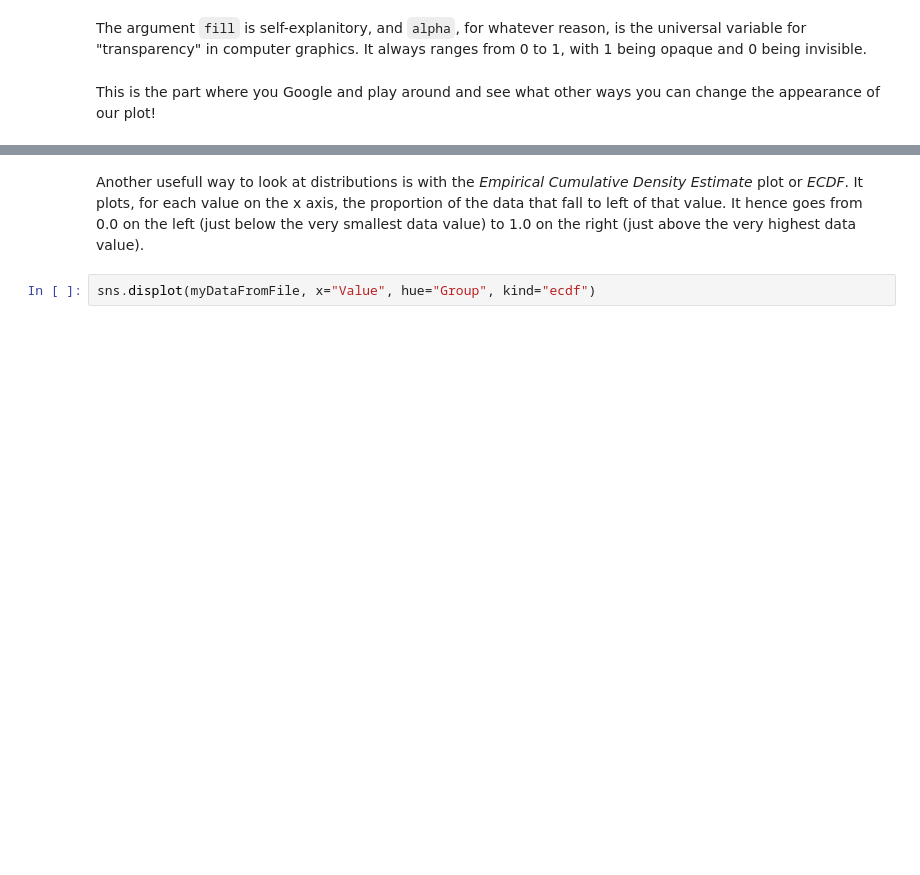
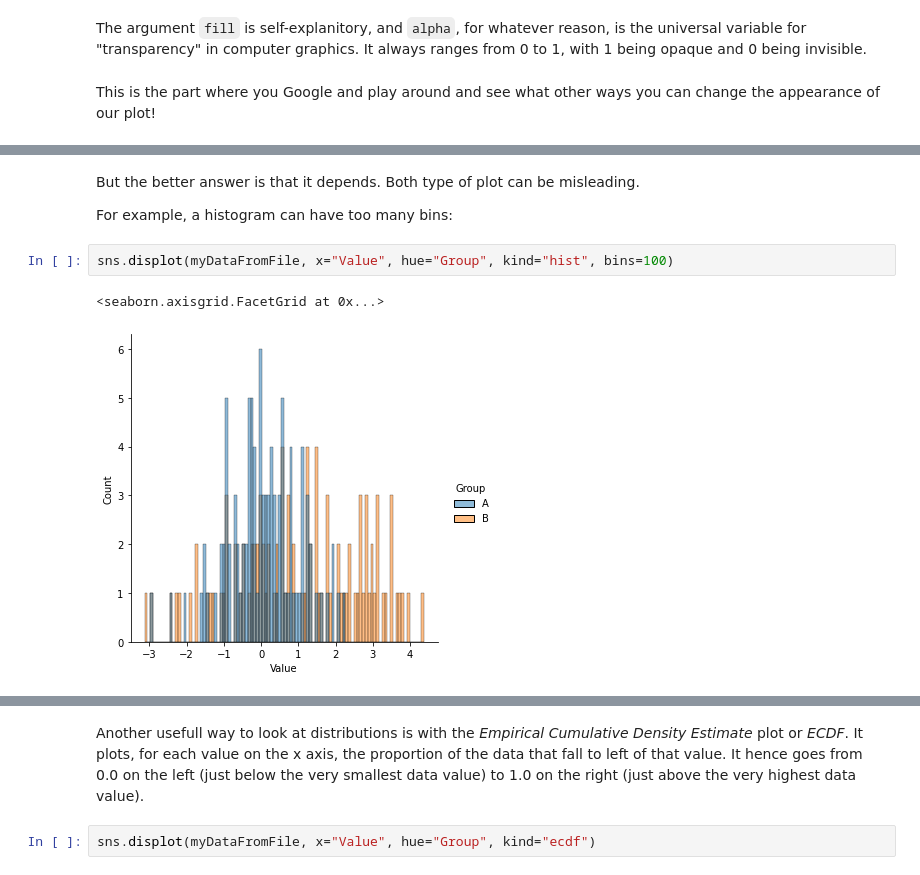
Before and after one commit to psychdatascience/FDS-CourseOne, a Jupyter notebook: tutorial007.ipynb, the cells around one changed output, grey strips where cells are left out. Saved outputs shown, nothing was run; the diff lists cells and outputs as text; blank space fills up the shorter version.

```diff
--- a/tutorial007.ipynb
+++ b/tutorial007.ipynb
@@ -107,0 +121,9 @@ This is the part where you Google and play around and see what other ways you ca
+# %% [markdown]
+But the better answer is that it depends. Both type of plot can be misleading.
+
+For example, a histogram can have too many bins:
+# %%
+sns.displot(myDataFromFile, x="Value", hue="Group", kind="hist", bins=100)
+# %% [output]
+<seaborn.axisgrid.FacetGrid at 0x...>
+[figure, added]
```
Also changed, not shown: parts of 22 cells of this notebook.
